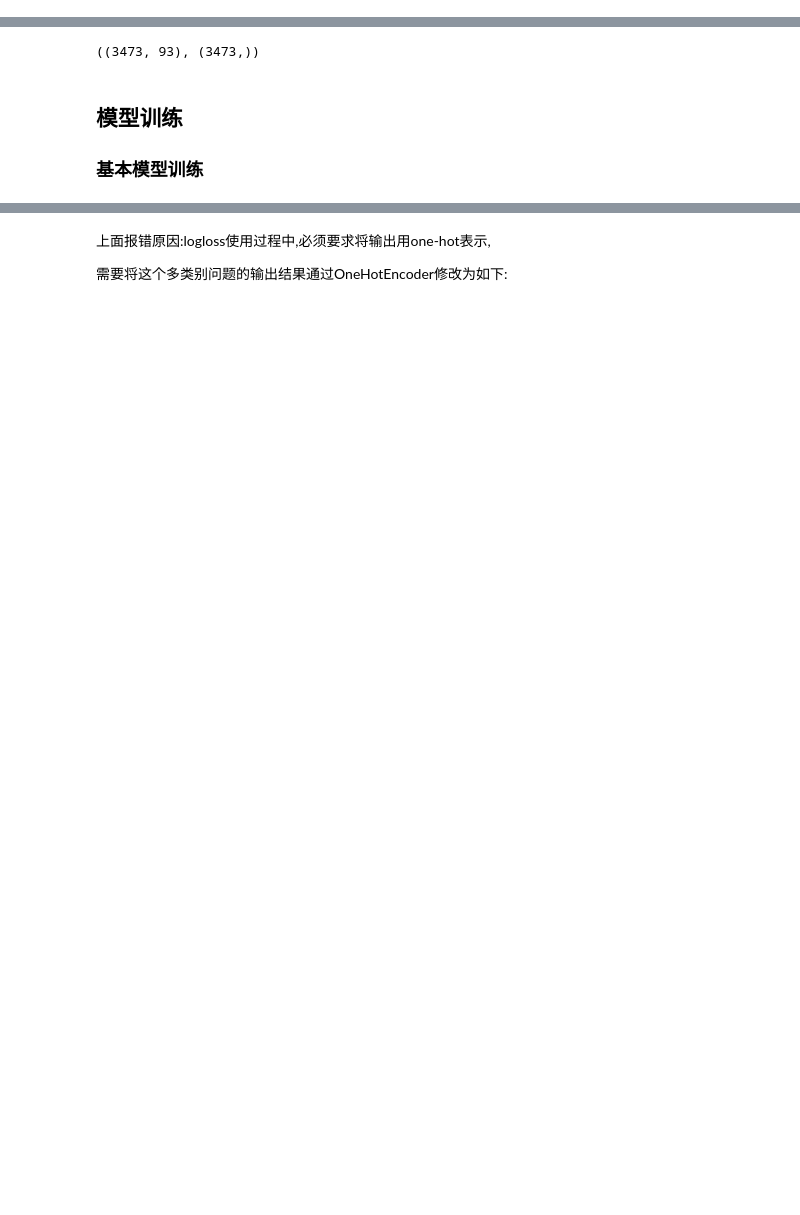
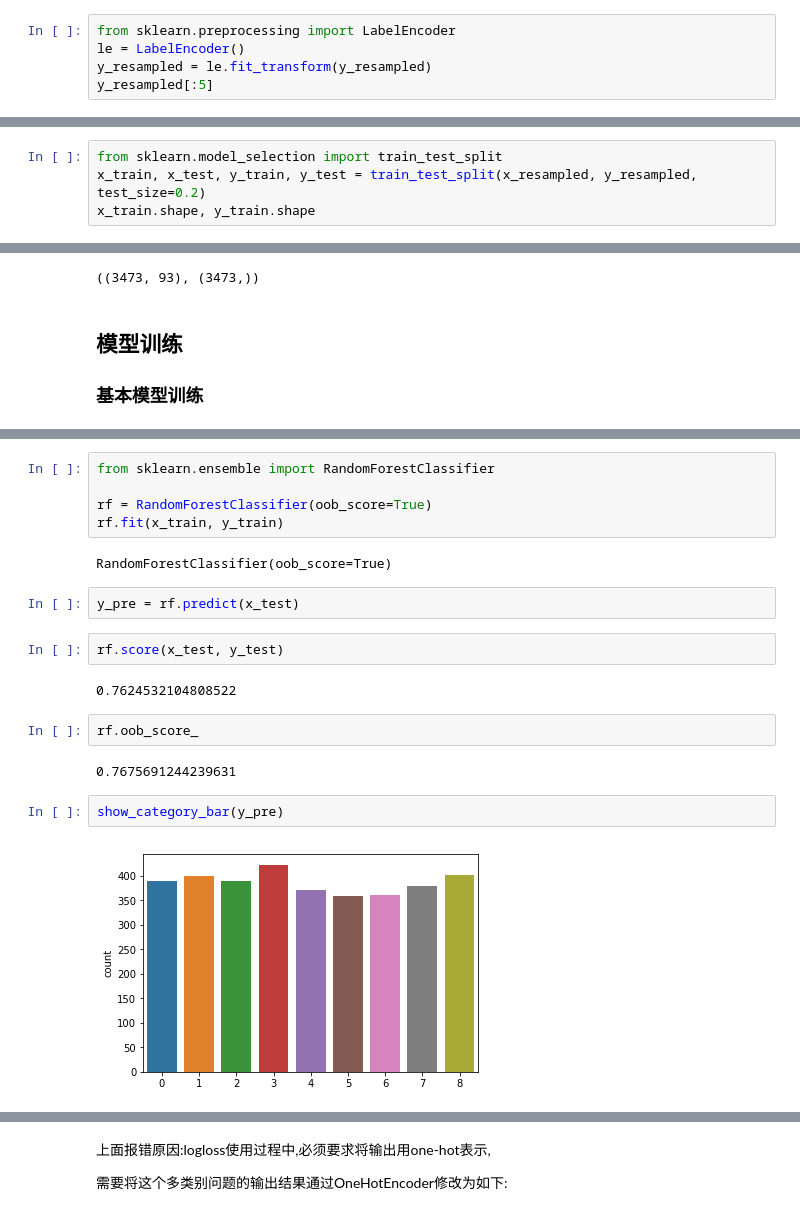
Before and after one commit to zhangcj5131/AI_teaching, a Jupyter notebook: machine learning/test.ipynb, the cells around one changed output, grey strips where cells are left out. Cells and saved outputs as stored; diff of their text form; blank space fills up the shorter version.

```diff
--- a/machine learning/test.ipynb
+++ b/machine learning/test.ipynb
@@ -119,0 +139,5 @@ array([0, 0, 0, ..., 8, 8, 8])
+# %%
+from sklearn.preprocessing import LabelEncoder
+le = LabelEncoder()
+y_resampled = le.fit_transform(y_resampled)
+y_resampled[:5]
@@ -124,0 +148,4 @@ array([0, 0, 0, ..., 8, 8, 8])
+# %%
+from sklearn.model_selection import train_test_split
+x_train, x_test, y_train, y_test = train_test_split(x_resampled, y_resampled, test_size=0.2)
+x_train.shape, y_train.shape
@@ -148,0 +160,21 @@ ValueError: y_true and y_pred contain different number of classes 9, 2. Please p
+# %%
+from sklearn.ensemble import RandomForestClassifier
+
+rf = RandomForestClassifier(oob_score=True)
+rf.fit(x_train, y_train)
+# %% [output]
+RandomForestClassifier(oob_score=True)
+# %%
+y_pre = rf.predict(x_test)
+# %%
+rf.score(x_test, y_test)
+# %% [output]
+0.7624532104808522
+# %%
+rf.oob_score_
+# %% [output]
+0.7675691244239631
+# %%
+show_category_bar(y_pre)
+# %% [output]
+[figure, added]
```
Also changed, not shown: parts of 83 cells of this notebook, 4 other files.
